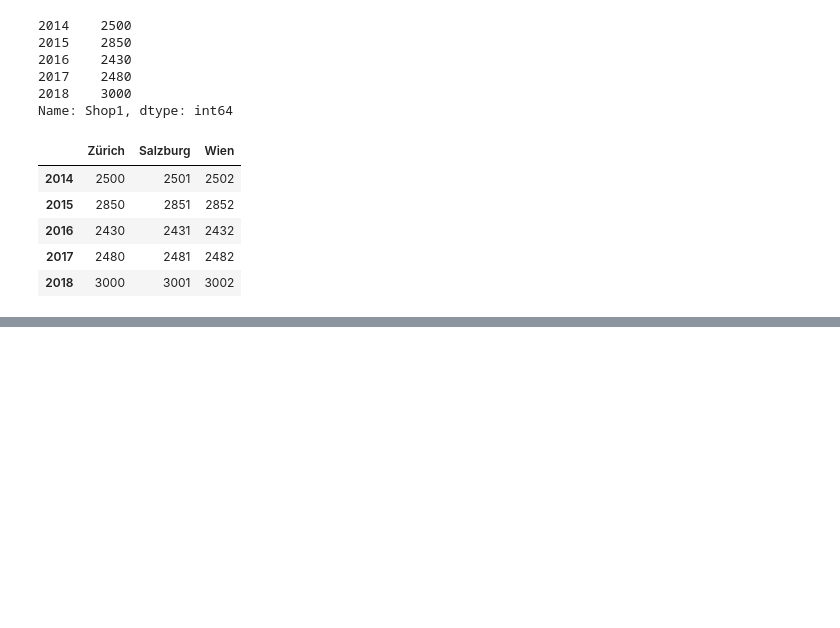
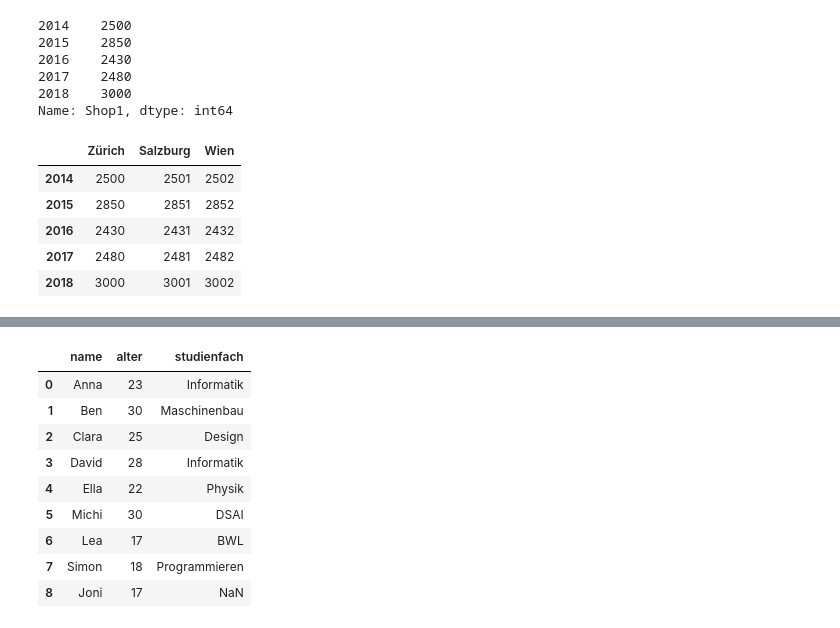
Before and after one commit to noah-htl/DSAI_4INF, a Jupyter notebook: 06_pandas_einführung.ipynb, the cells around one changed output, grey strips where cells are left out. Cells and saved outputs as stored; diff of their text form; code cells hidden in the pictures; blank space fills up the shorter version.

```diff
--- a/06_pandas_einführung.ipynb
+++ b/06_pandas_einführung.ipynb
@@ -194,0 +362,13 @@ shops_df
+# %%
+personen.drop(["stadt"], axis=1)
+# %% [output]
+|  | name | alter | studienfach |
+| 0 | Anna | 23 | Informatik |
+| 1 | Ben | 30 | Maschinenbau |
+| 2 | Clara | 25 | Design |
+| 3 | David | 28 | Informatik |
+| 4 | Ella | 22 | Physik |
+| 5 | Michi | 30 | DSAI |
+| 6 | Lea | 17 | BWL |
+| 7 | Simon | 18 | Programmieren |
+| 8 | Joni | 17 | NaN |
```
Also changed, not shown: parts of 26 cells of this notebook, 3 other files.
